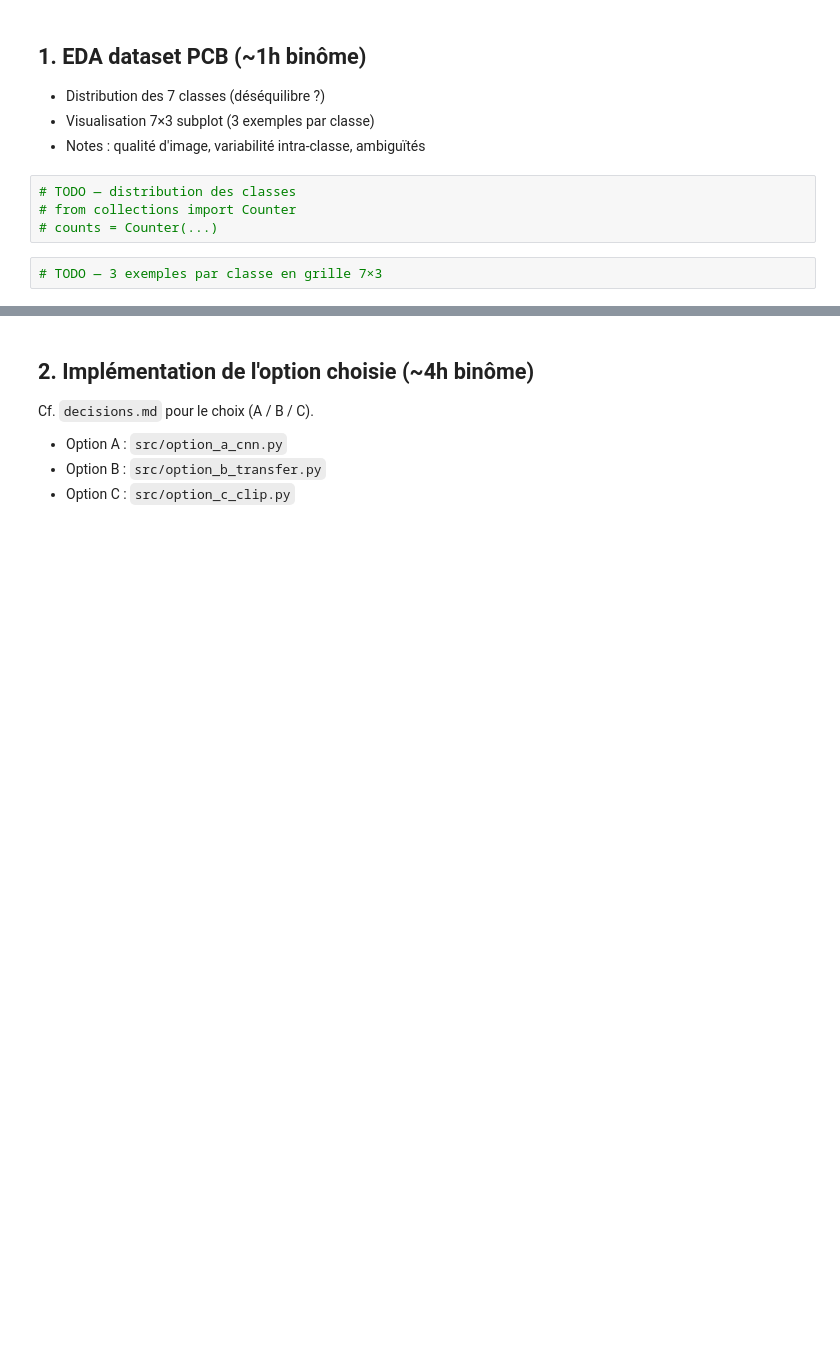
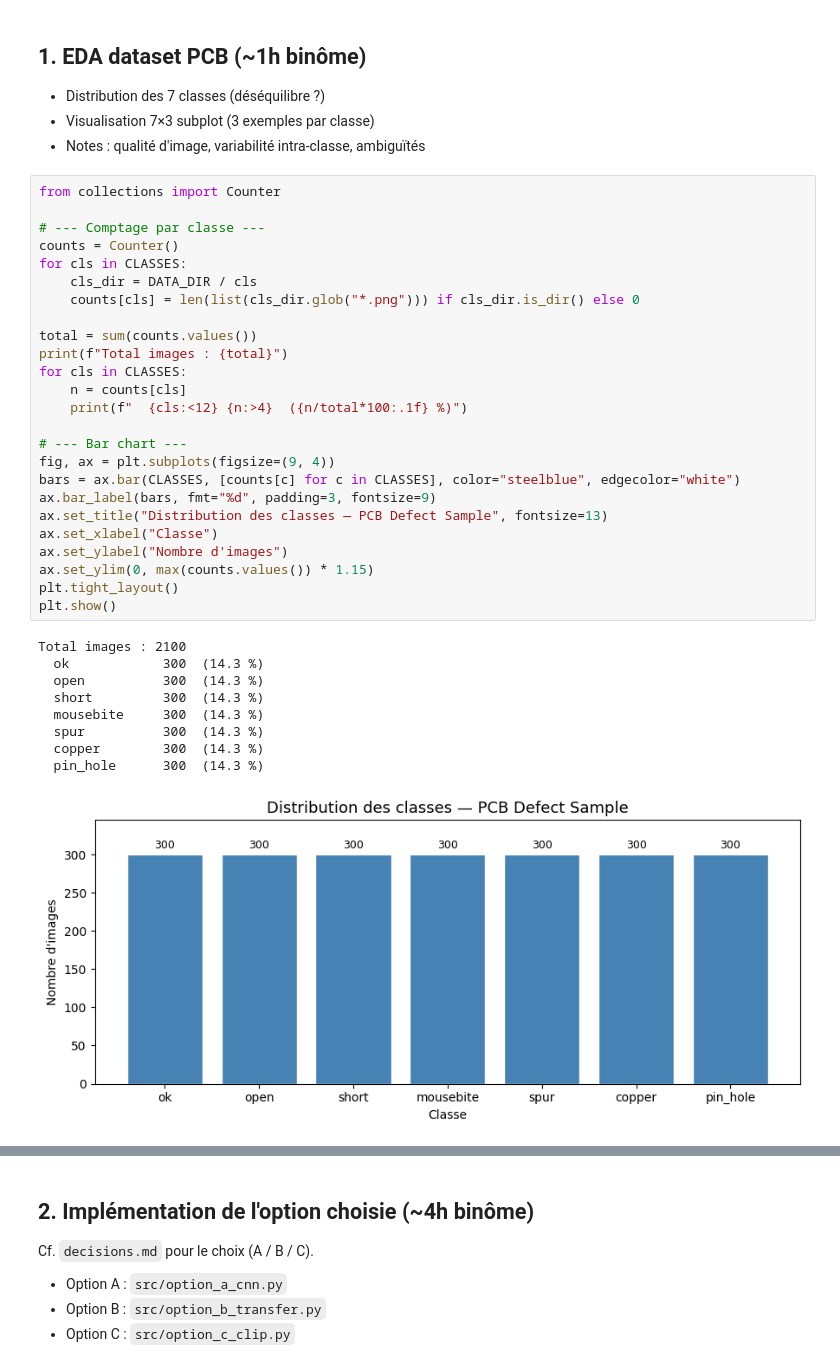
Before and after one commit to ddedomeni-j/M4-B2-pcb-Celia-JulienD, a Jupyter notebook: notebooks/M4-B2_template.ipynb, the cells around one changed output, grey strips where cells are left out. Cells and saved outputs as stored; diff of their text form; blank space fills up the shorter version.

```diff
--- a/notebooks/M4-B2_template.ipynb
+++ b/notebooks/M4-B2_template.ipynb
@@ -28,9 +30,38 @@ print(f"Device : {DEVICE}")
 - Distribution des 7 classes (déséquilibre ?)
 - Visualisation 7×3 subplot (3 exemples par classe)
 - Notes : qualité d'image, variabilité intra-classe, ambiguïtés
-# %%
-# TODO — distribution des classes
-# from collections import Counter
-# counts = Counter(...)
-# %%
-# TODO — 3 exemples par classe en grille 7×3
+# %%
+from collections import Counter
+
+# --- Comptage par classe ---
+counts = Counter()
+for cls in CLASSES:
+    cls_dir = DATA_DIR / cls
+    counts[cls] = len(list(cls_dir.glob("*.png"))) if cls_dir.is_dir() else 0
+
+total = sum(counts.values())
+print(f"Total images : {total}")
+for cls in CLASSES:
+    n = counts[cls]
+    print(f"  {cls:<12} {n:>4}  ({n/total*100:.1f} %)")
+
+# --- Bar chart ---
+fig, ax = plt.subplots(figsize=(9, 4))
+bars = ax.bar(CLASSES, [counts[c] for c in CLASSES], color="steelblue", edgecolor="white")
+ax.bar_label(bars, fmt="%d", padding=3, fontsize=9)
+ax.set_title("Distribution des classes — PCB Defect Sample", fontsize=13)
+ax.set_xlabel("Classe")
+ax.set_ylabel("Nombre d'images")
+ax.set_ylim(0, max(counts.values()) * 1.15)
+plt.tight_layout()
+plt.show()
+# %% [output]
+Total images : 2100
+  ok            300  (14.3 %)
+  open          300  (14.3 %)
+  short         300  (14.3 %)
+  mousebite     300  (14.3 %)
+  spur          300  (14.3 %)
+  copper        300  (14.3 %)
+  pin_hole      300  (14.3 %)
+[figure, added]
```
Also changed, not shown: parts of 2 cells of this notebook.
